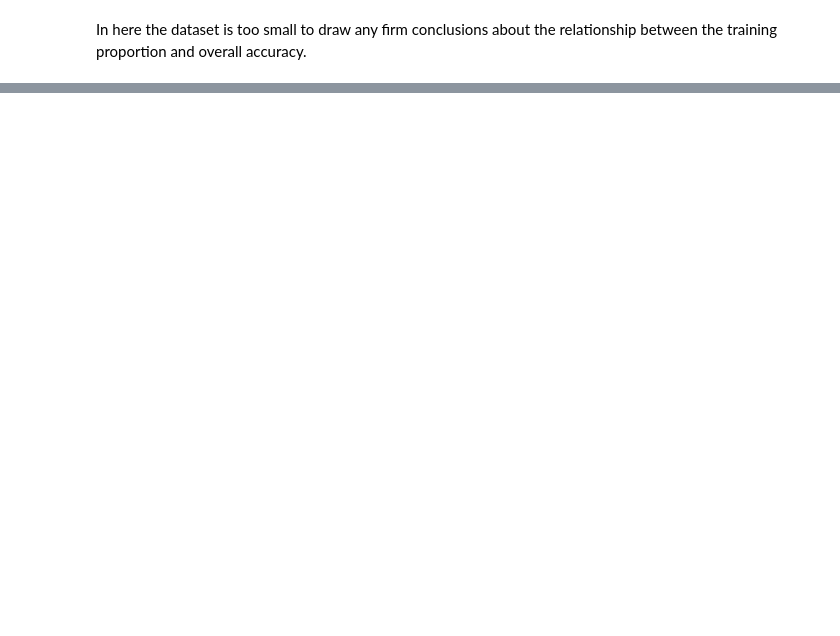
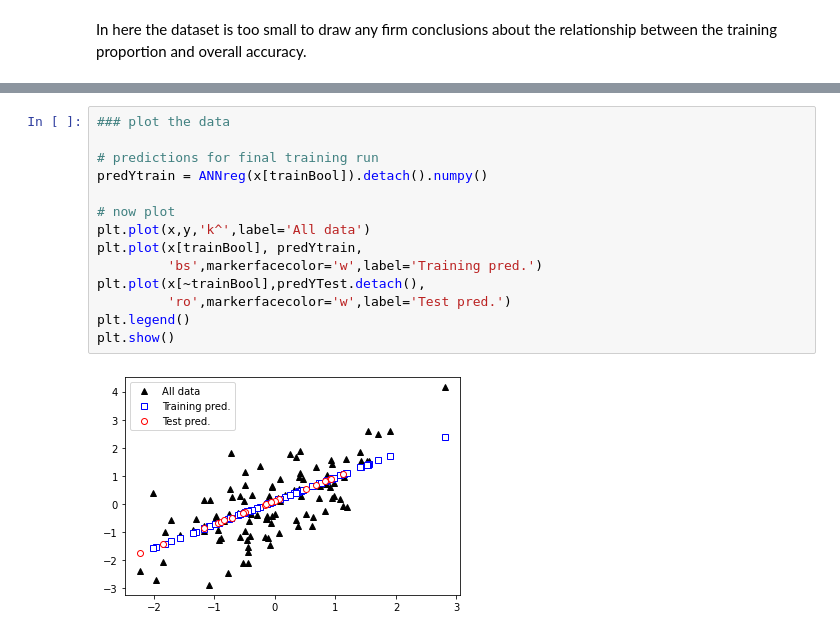
Before and after one commit to ashikshafi08/DUDL-Pytorch, a Jupyter notebook: Overfitting_CV.ipynb, the cells around one changed output, grey strips where cells are left out. Cells and saved outputs as stored; diff of their text form; blank space fills up the shorter version.

```diff
--- a/Overfitting_CV.ipynb
+++ b/Overfitting_CV.ipynb
@@ -401,0 +772,16 @@ In here the dataset is too small to draw any firm conclusions about the relation
+# %%
+### plot the data
+
+# predictions for final training run
+predYtrain = ANNreg(x[trainBool]).detach().numpy()
+
+# now plot
+plt.plot(x,y,'k^',label='All data')
+plt.plot(x[trainBool], predYtrain,
+         'bs',markerfacecolor='w',label='Training pred.')
+plt.plot(x[~trainBool],predYTest.detach(),
+         'ro',markerfacecolor='w',label='Test pred.')
+plt.legend()
+plt.show()
+# %% [output]
+[figure, added]
```
Also changed, not shown: parts of 34 cells of this notebook.
